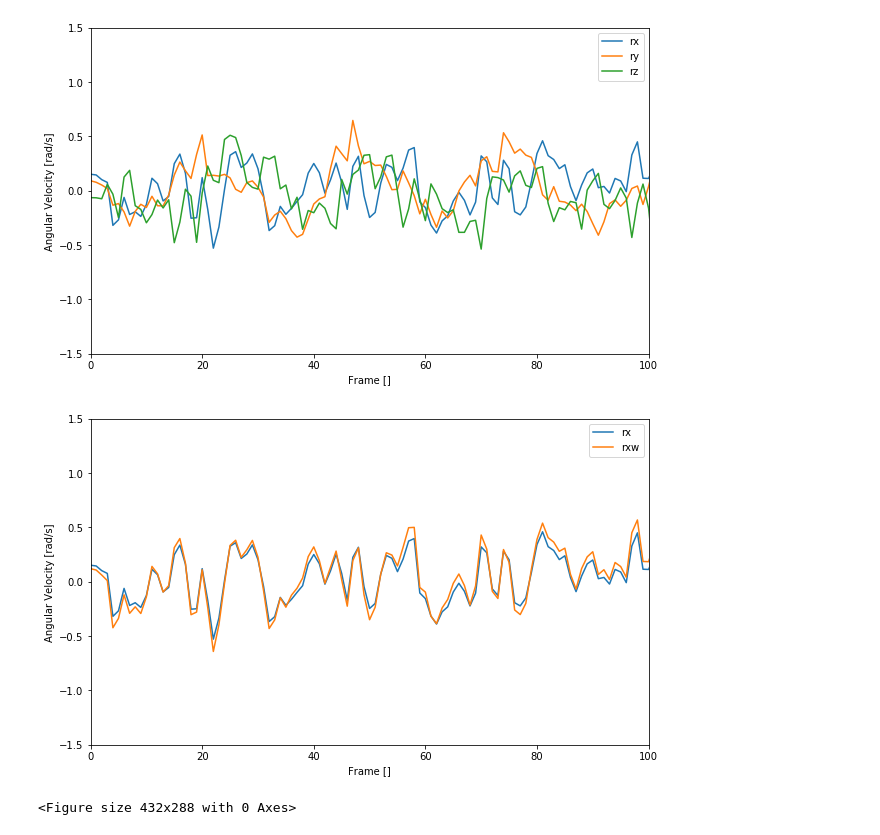
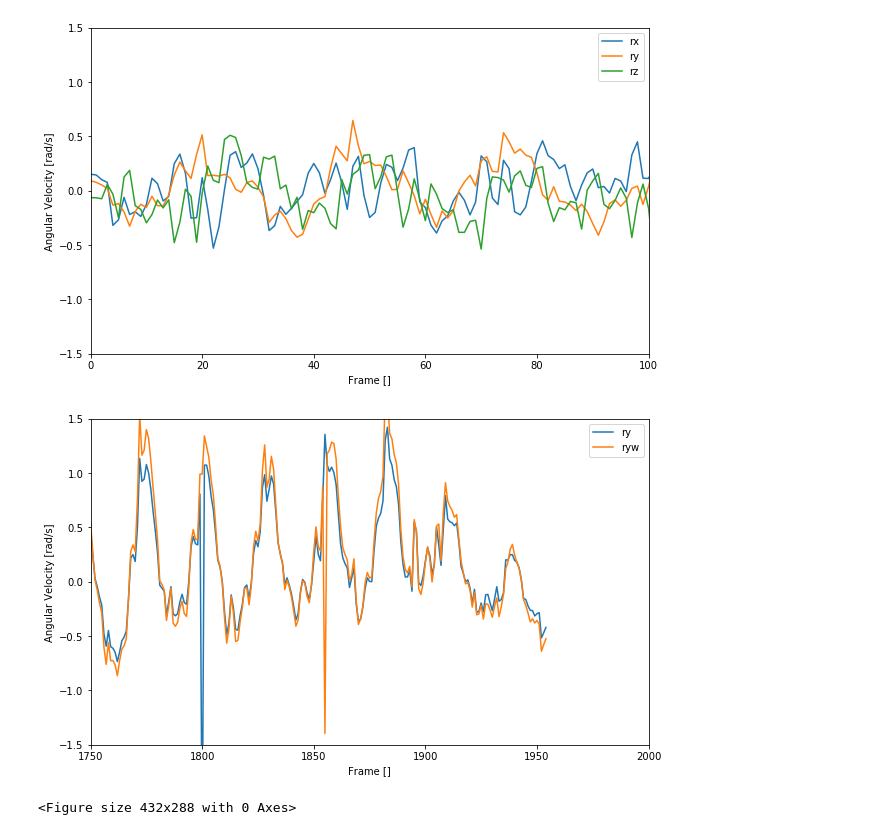
Before and after one commit to yossato/virtualGimbal, a Jupyter notebook: post_processing_software/jupyter/visualize_log.ipynb, the cells around one changed output. Saved outputs shown, nothing was run; the diff lists cells and outputs as text; code cells hidden in the pictures.

```diff
--- a/post_processing_software/jupyter/visualize_log.ipynb
+++ b/post_processing_software/jupyter/visualize_log.ipynb
@@ -46,39 +46,39 @@ import matplotlib.pyplot as plt
 
 with open('../build/latest_warped_estimated_angular_velocity.csv', 'r') as f:
     reader = csv.reader(f)
     header = next(reader)  # ヘッダー行を読み飛ばし
 
     data = []
     for row in reader:
         data.append(row)
 
 legends = [i for i in header]
 data = [[float(i) for i in row] for row in data]  # 文字列を数値に変換
 # data = [print(row) for row in data]  # 文字列を数値に変換
 # X軸に時間を、Y軸にデータをセット
 t = [row[legends.index('Frame')] for row in data]
 rxw = [row[legends.index('rx')] for row in data]
 ryw = [row[legends.index('ry')] for row in data]
 rzw = [row[legends.index('rz')] for row in data]
 
 plt.figure(figsize=(10,6))
 
-plt.plot(t, rx, label='rx')
-# plt.plot(t, ry, label='ry')
+# plt.plot(t, rx, label='rx')
+plt.plot(t, ry, label='ry')
 # plt.plot(t, rz, label='rz')
-plt.plot(t, rxw, label='rxw')
-# plt.plot(t, ryw, label='ryw')
+# plt.plot(t, rxw, label='rxw')
+plt.plot(t, ryw, label='ryw')
 # plt.plot(t, rzw, label='rzw')
 plt.legend()
 
 #ラベルを追加
 plt.xlabel('Frame []')
 plt.ylabel('Angular Velocity [rad/s]')
 plt.ylim(-1.5,1.5)
-plt.xlim(0,100)
+plt.xlim(1750,2000)
 plt.show()
 # %% [output]
-[figure, old version]
+[figure, new version]
 # %%
 plt.clf()
 
```
Also changed, not shown: 6 other files.
